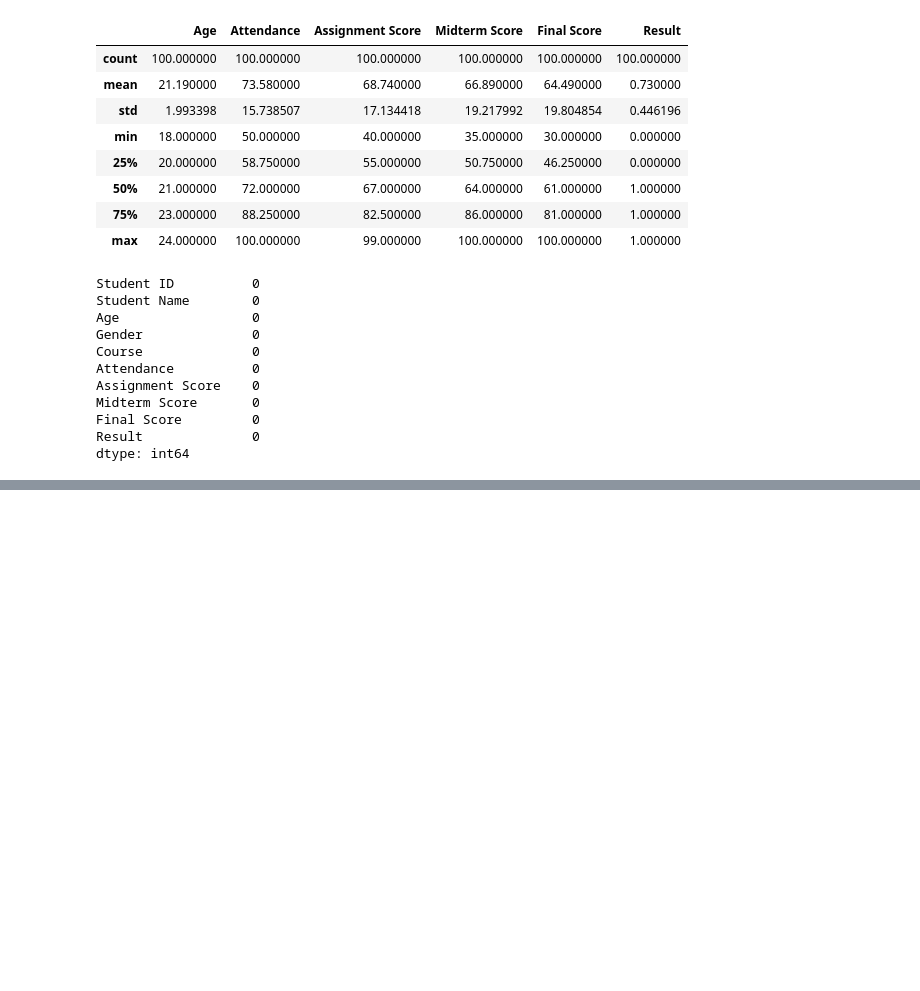
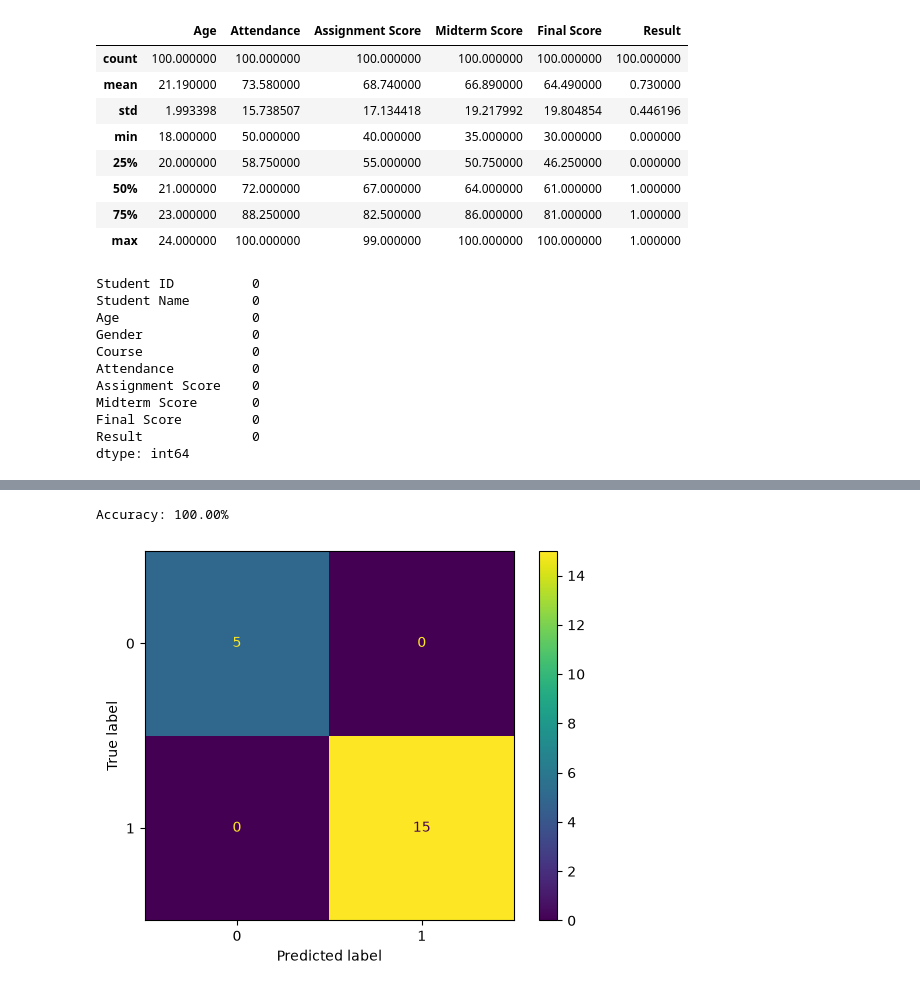
Before and after one commit to junaidramzan-ai-dev/HisabDo-AI-ML-Internship, a Jupyter notebook: Daily_Base_Tasks/day_04_student_performance_prediction/student_perfomance_prediction.ipynb, the cells around one changed output, grey strips where cells are left out. Saved outputs shown, nothing was run; the diff lists cells and outputs as text; code cells hidden in the pictures; blank space fills up the shorter version.

Commit message:
Performed Logistic Regression ML model on student academic records to predict student performance

```diff
--- a/Daily_Base_Tasks/day_04_student_performance_prediction/student_perfomance_prediction.ipynb
+++ b/Daily_Base_Tasks/day_04_student_performance_prediction/student_perfomance_prediction.ipynb
@@ -117,0 +279,8 @@ dtype: int64
+# %%
+X_train, X_test, y_train, y_test = train_test_split(
+    X,
+    y,
+    test_size=0.2,
+    random_state=42,
+    stratify=y
+)
@@ -117,0 +289,10 @@ dtype: int64
+# %%
+model_pipeline = Pipeline(
+    steps=[
+        ("preprocessor", preprocessor),
+        ("classifier", LogisticRegression())
+    ]
+)
+# %%
+# train the model
+model_pipeline.fit(X_train, y_train)
@@ -117,0 +317,18 @@ dtype: int64
+# %%
+y_pred = model_pipeline.predict(X_test)
+# %%
+# Evaluate the model
+accuracy = accuracy_score(y_test, y_pred)
+
+print(f"Accuracy: {accuracy:.2%}")
+# %% [output]
+Accuracy: 100.00%
+# %%
+# Confusion Matrix
+cm = confusion_matrix(y_test, y_pred)
+
+ConfusionMatrixDisplay(cm).plot()
+
+plt.show()
+# %% [output]
+[figure, added]
```
Also changed, not shown: parts of 26 cells of this notebook.
